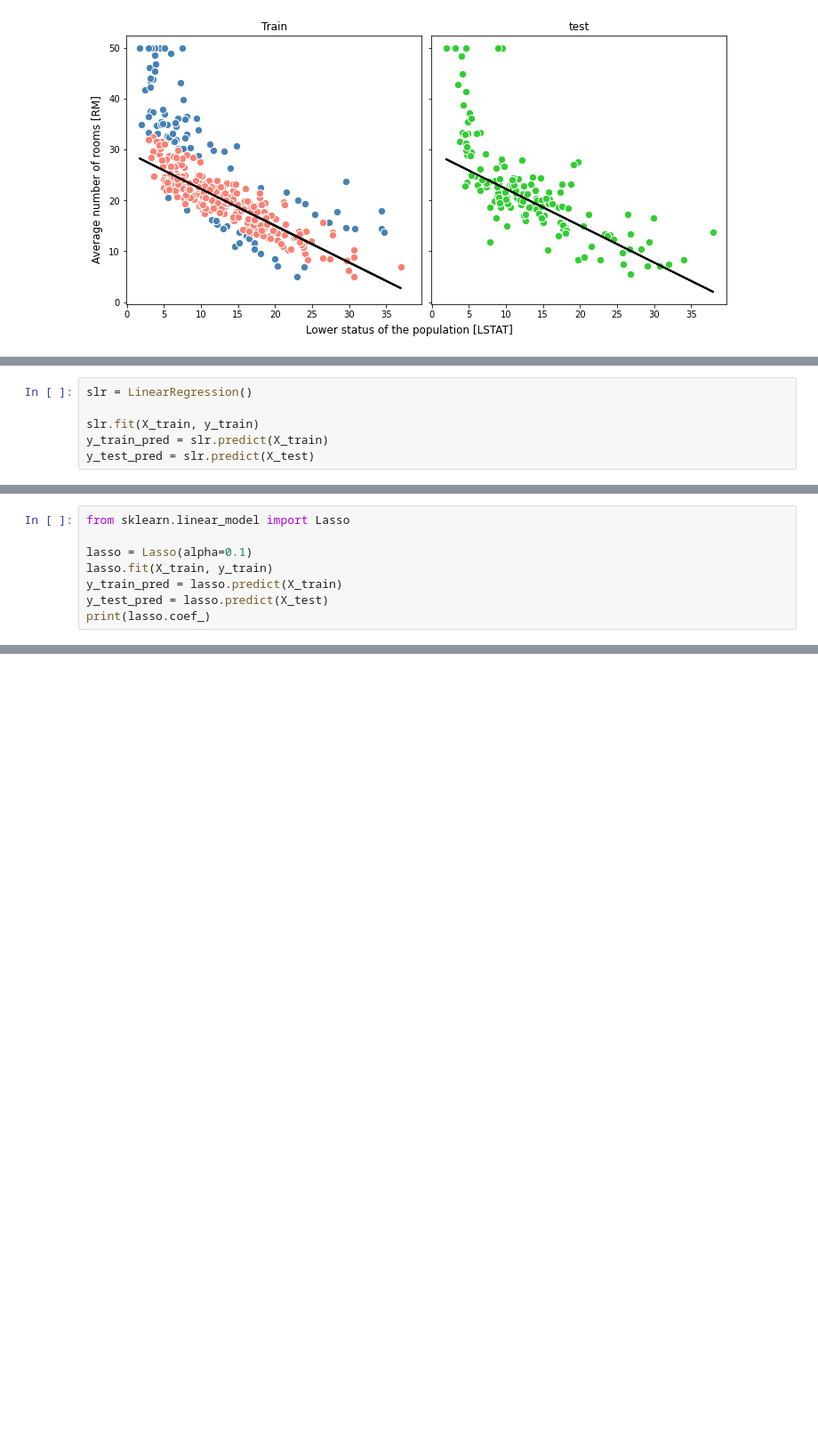
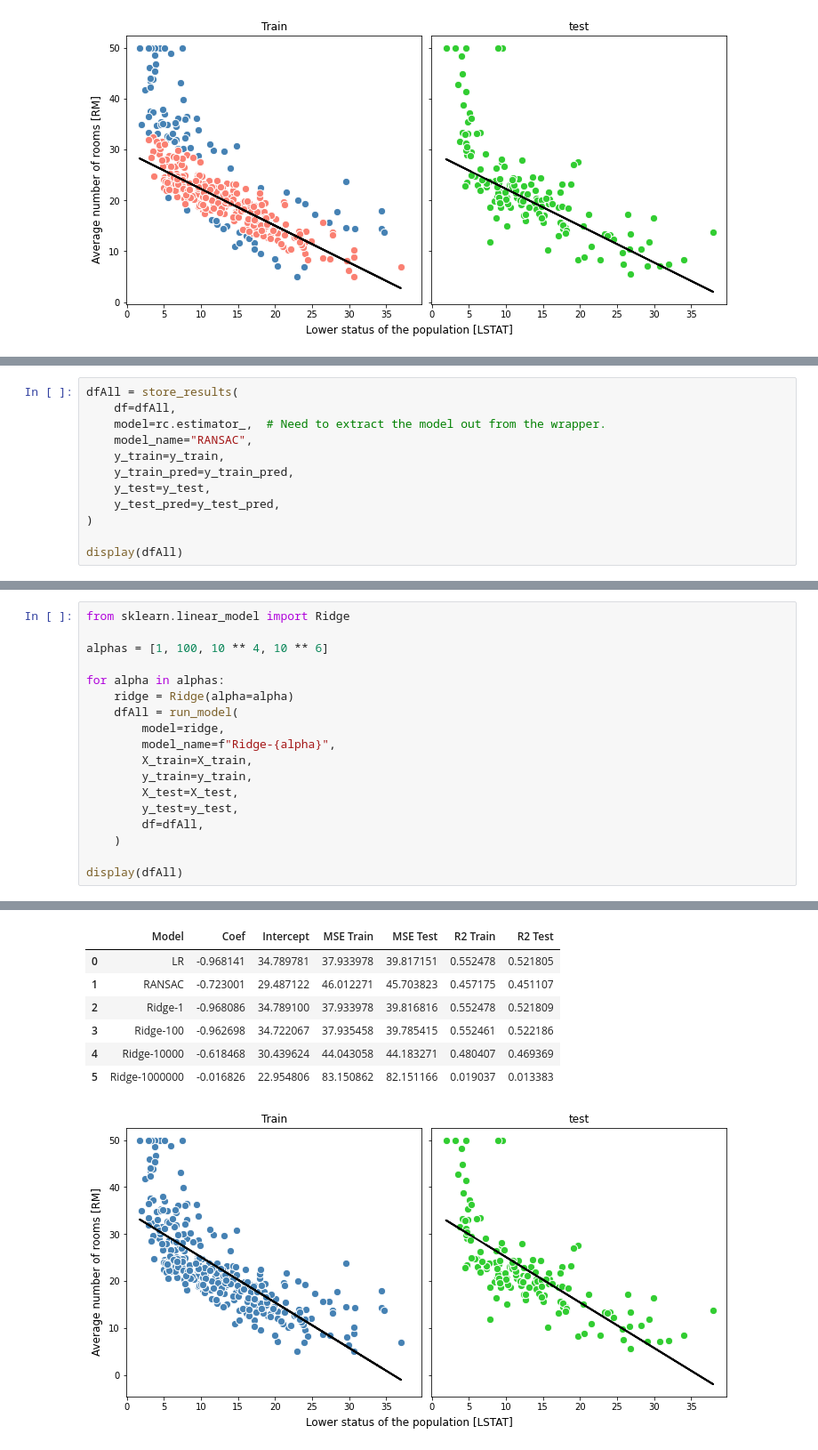
Before and after one commit to ie-ai-class/smart-tech-2564-2, a Jupyter notebook: Topic 05 - Regression/T11.ipynb, the cells around one changed output, grey strips where cells are left out. Shown at 89% size. Cells and saved outputs as stored; diff of their text form; blank space fills up the shorter version.

Commit message:
update regression

```diff
--- a/Topic 05 - Regression/T11.ipynb
+++ b/Topic 05 - Regression/T11.ipynb
@@ -164,6 +153,0 @@ X_train, X_test, y_train, y_test = train_test_split(X, y, test_size=0.3, random_
-# %%
-slr = LinearRegression()
-
-slr.fit(X_train, y_train)
-y_train_pred = slr.predict(X_train)
-y_test_pred = slr.predict(X_test)
@@ -188,8 +154,12 @@ R^2 train: 0.765, test: 0.673
-# %%
-from sklearn.linear_model import Lasso
-
-lasso = Lasso(alpha=0.1)
-lasso.fit(X_train, y_train)
-y_train_pred = lasso.predict(X_train)
-y_test_pred = lasso.predict(X_test)
-print(lasso.coef_)
+# %%
+dfAll = store_results(
+    df=dfAll,
+    model=rc.estimator_,  # Need to extract the model out from the wrapper.
+    model_name="RANSAC",
+    y_train=y_train,
+    y_train_pred=y_train_pred,
+    y_test=y_test,
+    y_test_pred=y_test_pred,
+)
+
+display(dfAll)
@@ -195,0 +204,19 @@ print(lasso.coef_)
+# %%
+from sklearn.linear_model import Ridge
+
+alphas = [1, 100, 10 ** 4, 10 ** 6]
+
+for alpha in alphas:
+    ridge = Ridge(alpha=alpha)
+    dfAll = run_model(
+        model=ridge,
+        model_name=f"Ridge-{alpha}",
+        X_train=X_train,
+        y_train=y_train,
+        X_test=X_test,
+        y_test=y_test,
+        df=dfAll,
+    )
+
+display(dfAll)
+# %% [output]
@@ -195,0 +227,8 @@ print(lasso.coef_)
+|  | Model | Coef | Intercept | MSE Train | MSE Test | R2 Train | R2 Test |
+| 0 | LR | -0.968141 | 34.789781 | 37.933978 | 39.817151 | 0.552478 | 0.521805 |
+| 1 | RANSAC | -0.723001 | 29.487122 | 46.012271 | 45.703823 | 0.457175 | 0.451107 |
+| 2 | Ridge-1 | -0.968086 | 34.789100 | 37.933978 | 39.816816 | 0.552478 | 0.521809 |
+| 3 | Ridge-100 | -0.962698 | 34.722067 | 37.935458 | 39.785415 | 0.552461 | 0.522186 |
+| 4 | Ridge-10000 | -0.618468 | 30.439624 | 44.043058 | 44.183271 | 0.480407 | 0.469369 |
+| 5 | Ridge-1000000 | -0.016826 | 22.954806 | 83.150862 | 82.151166 | 0.019037 | 0.013383 |
+[figure, added]
```
Also changed, not shown: parts of 14 cells of this notebook, 6 other files.
